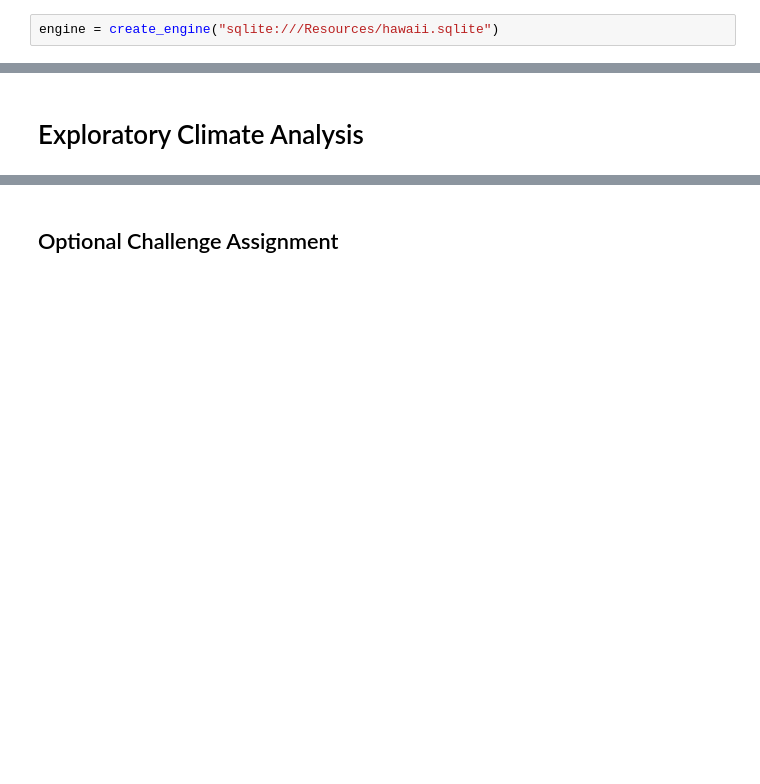
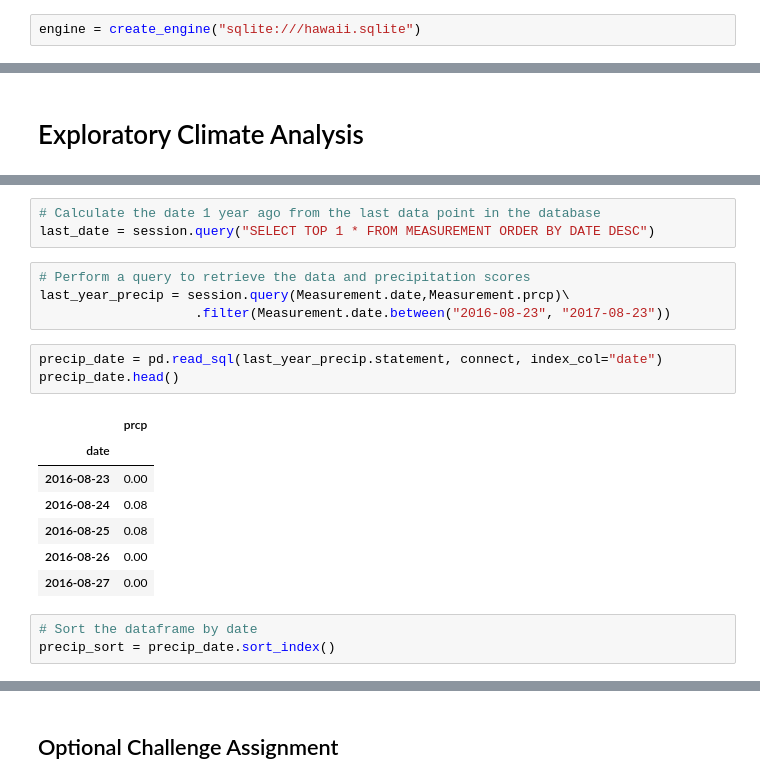
Before and after one commit to thomascbyrne12/sqlalchemy-challenge, a Jupyter notebook: climate.ipynb, the cells around one changed output, grey strips where cells are left out. Cells and saved outputs as stored; diff of their text form; blank space fills up the shorter version.

```diff
--- a/climate.ipynb
+++ b/climate.ipynb
@@ -17,7 +17,7 @@ from sqlalchemy.ext.automap import automap_base
 from sqlalchemy.orm import Session
 from sqlalchemy import create_engine, func
 # %%
-engine = create_engine("sqlite:///Resources/hawaii.sqlite")
+engine = create_engine("sqlite:///hawaii.sqlite")
 # %%
 # reflect an existing database into a new model
 Base = automap_base()
@@ -58,0 +41,21 @@ session = Session(engine)
+# %%
+# Calculate the date 1 year ago from the last data point in the database
+last_date = session.query("SELECT TOP 1 * FROM MEASUREMENT ORDER BY DATE DESC")
+# %%
+# Perform a query to retrieve the data and precipitation scores
+last_year_precip = session.query(Measurement.date,Measurement.prcp)\
+                    .filter(Measurement.date.between("2016-08-23", "2017-08-23"))
+# %%
+precip_date = pd.read_sql(last_year_precip.statement, connect, index_col="date")
+precip_date.head()
+# %% [output]
+|  | prcp |
+| date |  |
+| 2016-08-23 | 0.00 |
+| 2016-08-24 | 0.08 |
+| 2016-08-25 | 0.08 |
+| 2016-08-26 | 0.00 |
+| 2016-08-27 | 0.00 |
+# %%
+# Sort the dataframe by date
+precip_sort = precip_date.sort_index()
```
Also changed, not shown: parts of 22 cells of this notebook.
